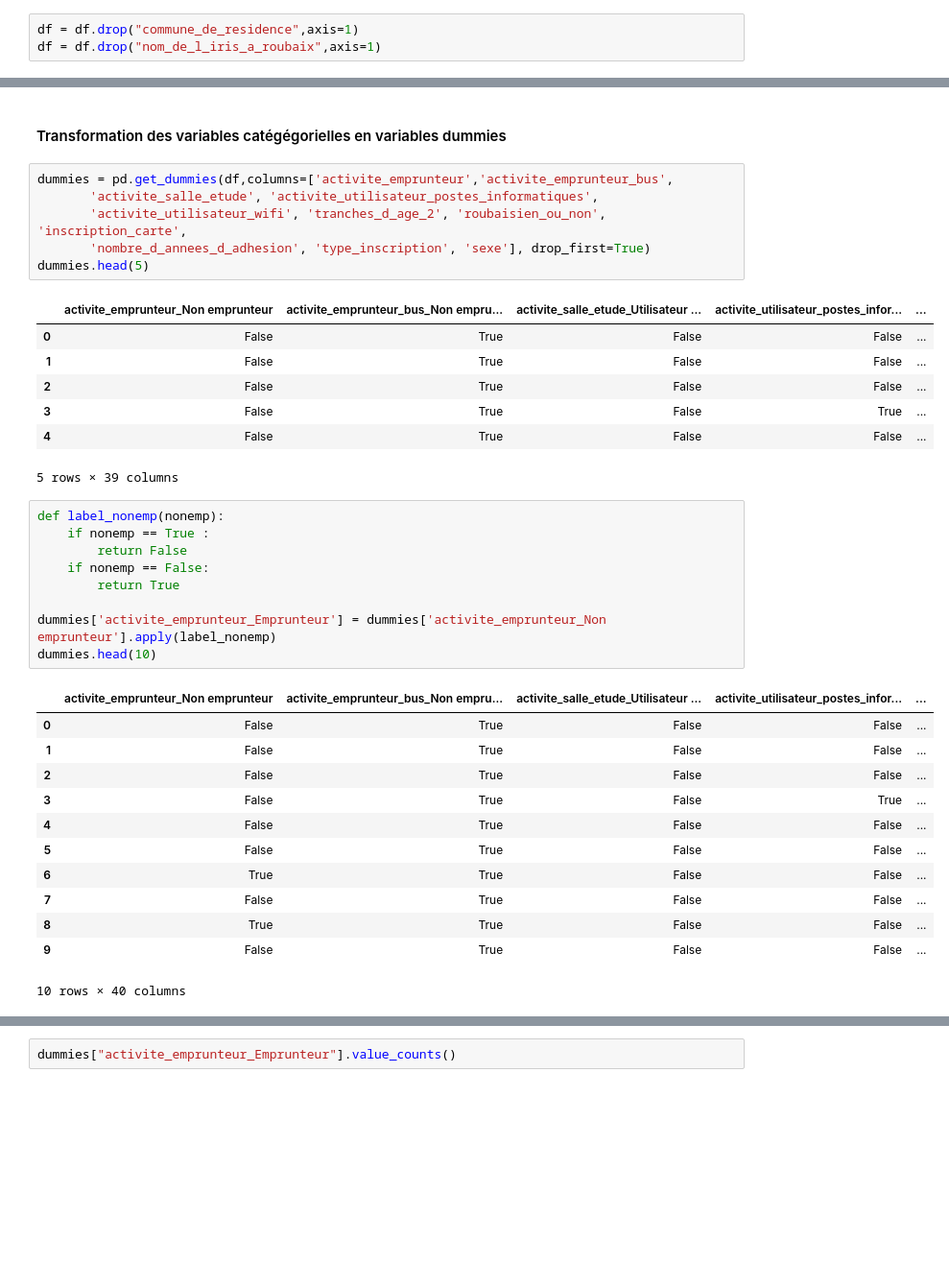
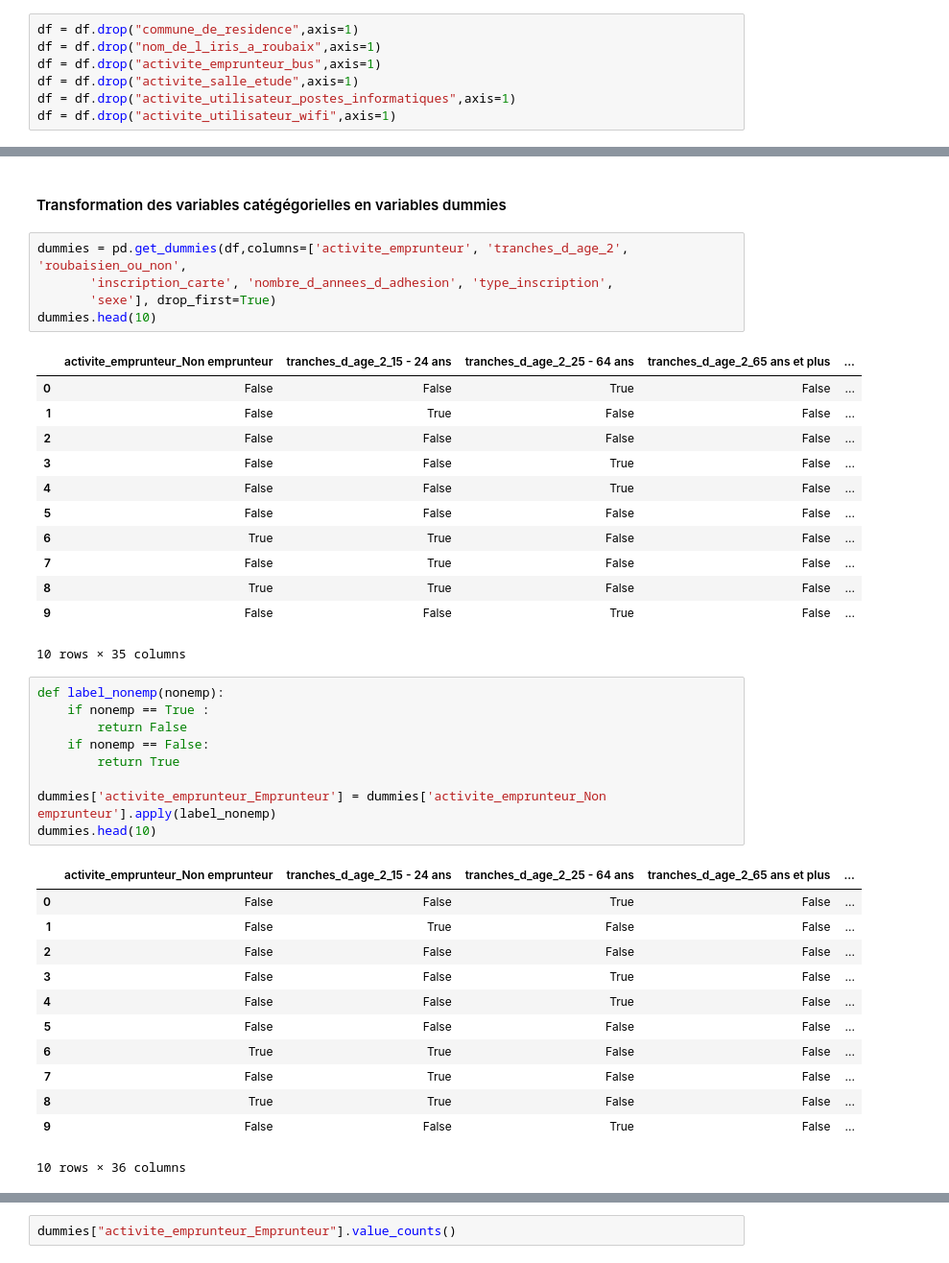
Before and after one commit to bentouhamiloubna/projet_mlops, a Jupyter notebook: notebooks/Modélisation - Reg logistique.ipynb, the cells around one changed output, grey strips where cells are left out. Shown: that part at 96% size. Saved outputs shown, nothing was run; the diff lists cells and outputs as text; blank space fills up the shorter version.

```diff
--- a/notebooks/Modélisation - Reg logistique.ipynb
+++ b/notebooks/Modélisation - Reg logistique.ipynb
@@ -82,3 +82,7 @@ dtype: int64
 # %%
 df = df.drop("commune_de_residence",axis=1)
 df = df.drop("nom_de_l_iris_a_roubaix",axis=1)
+df = df.drop("activite_emprunteur_bus",axis=1)
+df = df.drop("activite_salle_etude",axis=1)
+df = df.drop("activite_utilisateur_postes_informatiques",axis=1)
+df = df.drop("activite_utilisateur_wifi",axis=1)
@@ -85,19 +96,23 @@ df = df.drop("nom_de_l_iris_a_roubaix",axis=1)
 # %% [markdown]
 #### Transformation des variables catégégorielles en variables dummies
 # %%
-dummies = pd.get_dummies(df,columns=['activite_emprunteur','activite_emprunteur_bus',
-       'activite_salle_etude', 'activite_utilisateur_postes_informatiques',
-       'activite_utilisateur_wifi', 'tranches_d_age_2', 'roubaisien_ou_non', 'inscription_carte',
-       'nombre_d_annees_d_adhesion', 'type_inscription', 'sexe'], drop_first=True)
-dummies.head(5)
+dummies = pd.get_dummies(df,columns=['activite_emprunteur', 'tranches_d_age_2', 'roubaisien_ou_non',
+       'inscription_carte', 'nombre_d_annees_d_adhesion', 'type_inscription',
+       'sexe'], drop_first=True)
+dummies.head(10)
 # %% [output]
-|  | activite_emprunteur_Non emprunteur | activite_emprunteur_bus_Non empru... | activite_salle_etude_Utilisateur ... | activite_utilisateur_postes_infor... | ... |
-| 0 | False | True | False | False | ... |
+|  | activite_emprunteur_Non emprunteur | tranches_d_age_2_15 - 24 ans | tranches_d_age_2_25 - 64 ans | tranches_d_age_2_65 ans et plus | ... |
+| 0 | False | False | True | False | ... |
 | 1 | False | True | False | False | ... |
-| 2 | False | True | False | False | ... |
-| 3 | False | True | False | True | ... |
-| 4 | False | True | False | False | ... |
+| 2 | False | False | False | False | ... |
+| 3 | False | False | True | False | ... |
+| 4 | False | False | True | False | ... |
+| 5 | False | False | False | False | ... |
+| 6 | True | True | False | False | ... |
+| 7 | False | True | False | False | ... |
+| 8 | True | True | False | False | ... |
+| 9 | False | False | True | False | ... |
-5 rows × 39 columns
+10 rows × 35 columns
 # %%
 def label_nonemp(nonemp):
     if nonemp == True :
@@ -108,15 +123,15 @@ def label_nonemp(nonemp):
 dummies['activite_emprunteur_Emprunteur'] = dummies['activite_emprunteur_Non emprunteur'].apply(label_nonemp)
 dummies.head(10)
 # %% [output]
-|  | activite_emprunteur_Non emprunteur | activite_emprunteur_bus_Non empru... | activite_salle_etude_Utilisateur ... | activite_utilisateur_postes_infor... | ... |
-| 0 | False | True | False | False | ... |
+|  | activite_emprunteur_Non emprunteur | tranches_d_age_2_15 - 24 ans | tranches_d_age_2_25 - 64 ans | tranches_d_age_2_65 ans et plus | ... |
+| 0 | False | False | True | False | ... |
 | 1 | False | True | False | False | ... |
-| 2 | False | True | False | False | ... |
-| 3 | False | True | False | True | ... |
-| 4 | False | True | False | False | ... |
-| 5 | False | True | False | False | ... |
+| 2 | False | False | False | False | ... |
+| 3 | False | False | True | False | ... |
+| 4 | False | False | True | False | ... |
+| 5 | False | False | False | False | ... |
 | 6 | True | True | False | False | ... |
 | 7 | False | True | False | False | ... |
 | 8 | True | True | False | False | ... |
-| 9 | False | True | False | False | ... |
+| 9 | False | False | True | False | ... |
-10 rows × 40 columns
+10 rows × 36 columns
```
Also changed, not shown: parts of 19 cells of this notebook.
